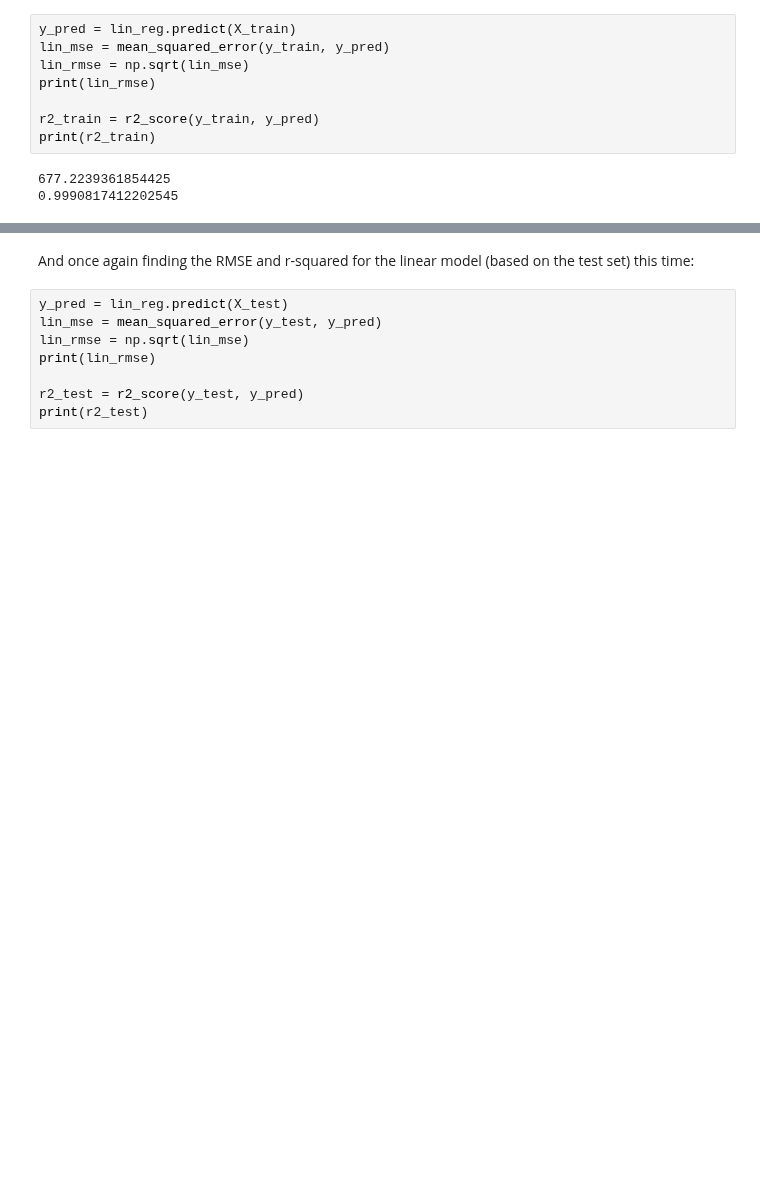
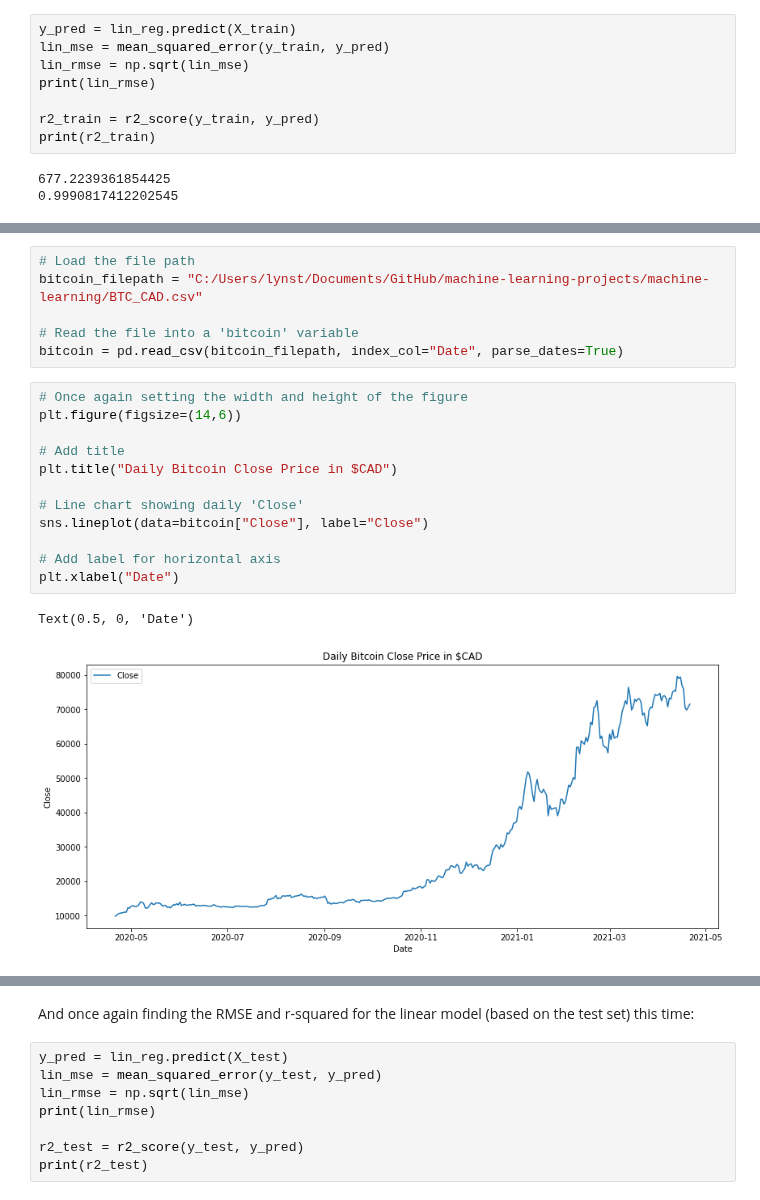
Before and after one commit to lynstanford/machine-learning-projects, a Jupyter notebook: machine-learning/decision_tree.ipynb, the cells around one changed output, grey strips where cells are left out. Drawn from its saved outputs; the diff is of its cells as text; blank space fills up the shorter version.

Commit message:
Plot Visualizations

```diff
--- a/machine-learning/decision_tree.ipynb
+++ b/machine-learning/decision_tree.ipynb
@@ -72,0 +84,21 @@ print(r2_train)
+# %%
+# Load the file path
+bitcoin_filepath = "C:/Users/lynst/Documents/GitHub/machine-learning-projects/machine-learning/BTC_CAD.csv"
+
+# Read the file into a 'bitcoin' variable
+bitcoin = pd.read_csv(bitcoin_filepath, index_col="Date", parse_dates=True)
+# %%
+# Once again setting the width and height of the figure
+plt.figure(figsize=(14,6))
+
+# Add title
+plt.title("Daily Bitcoin Close Price in $CAD")
+
+# Line chart showing daily 'Close'
+sns.lineplot(data=bitcoin["Close"], label="Close")
+
+# Add label for horizontal axis
+plt.xlabel("Date")
+# %% [output]
+Text(0.5, 0, 'Date')
+[figure, added]
```
Also changed, not shown: parts of 23 cells of this notebook, 1 other file.
